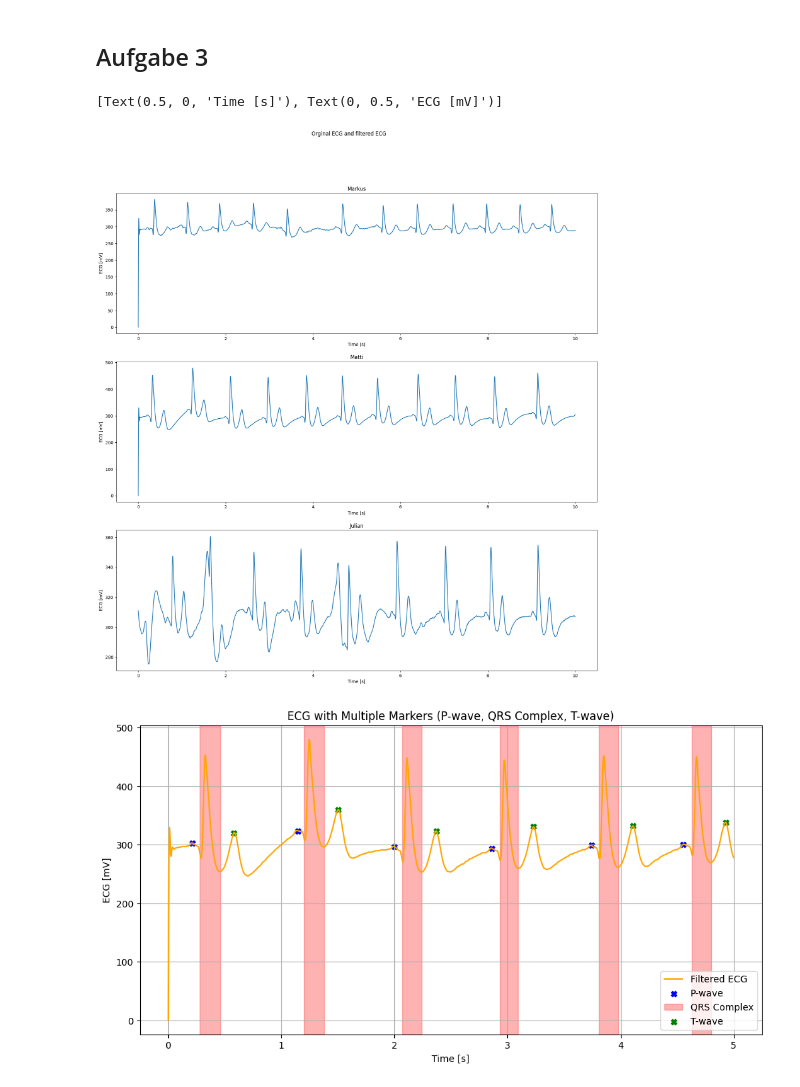
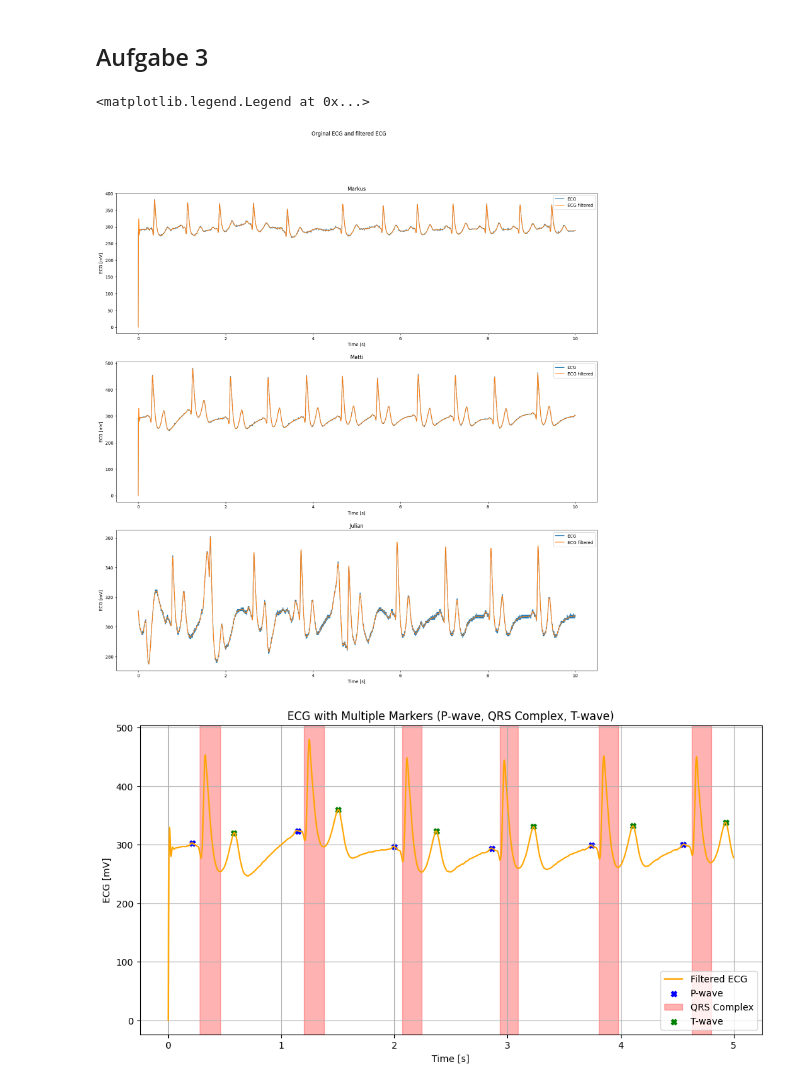
Before and after one commit to jannis-chr/Biosignal_2, a Jupyter notebook: Praktikum_2.ipynb, the cells around one changed output. Drawn from its saved outputs; the diff is of its cells as text; code cells hidden in the pictures.

```diff
--- a/Praktikum_2.ipynb
+++ b/Praktikum_2.ipynb
@@ -69,22 +69,28 @@ ax3.legend()
 # %%
 time_plot = np.where(time_01 < 10)[0]
 fig, (ax1, ax2, ax3) = plt.subplots(3, 1, figsize=(20, 20))
 fig.suptitle('Orginal ECG and filtered ECG')
 #Plotten Daten Markus
+ax1.plot(time_01[time_plot], ecg_01[time_plot], label='ECG')
 ax1.plot(time_01[time_plot], ecg_filtered_01[time_plot], label='ECG filtered')
 ax1.set_title('Markus')
 ax1.set(xlabel='Time [s]', ylabel='ECG [mV]')
+ax1.legend()
 #Plotten Daten Matti
+ax2.plot(time_03[time_plot], ecg_03[time_plot], label='ECG')
 ax2.plot(time_03[time_plot], ecg_filtered_03[time_plot], label='ECG filtered')
 ax2.set_title('Matti')
 ax2.set(xlabel='Time [s]', ylabel='ECG [mV]')
+ax2.legend()
 #Plotten Daten Julian
+ax3.plot(time_04[time_plot], ecg_04[time_plot], label='ECG')
 ax3.plot(time_04[time_plot], ecg_filtered_04[time_plot], label='ECG filtered')
 ax3.set_title('Julian')
 ax3.set(xlabel='Time [s]', ylabel='ECG [mV]')
+ax3.legend()
 # %% [output]
-[Text(0.5, 0, 'Time [s]'), Text(0, 0.5, 'ECG [mV]')]
+<matplotlib.legend.Legend at 0x...>
-[figure, old version]
+[figure, new version]
 # %%
 
 
```
Also changed, not shown: parts of 1 cell of this notebook.
